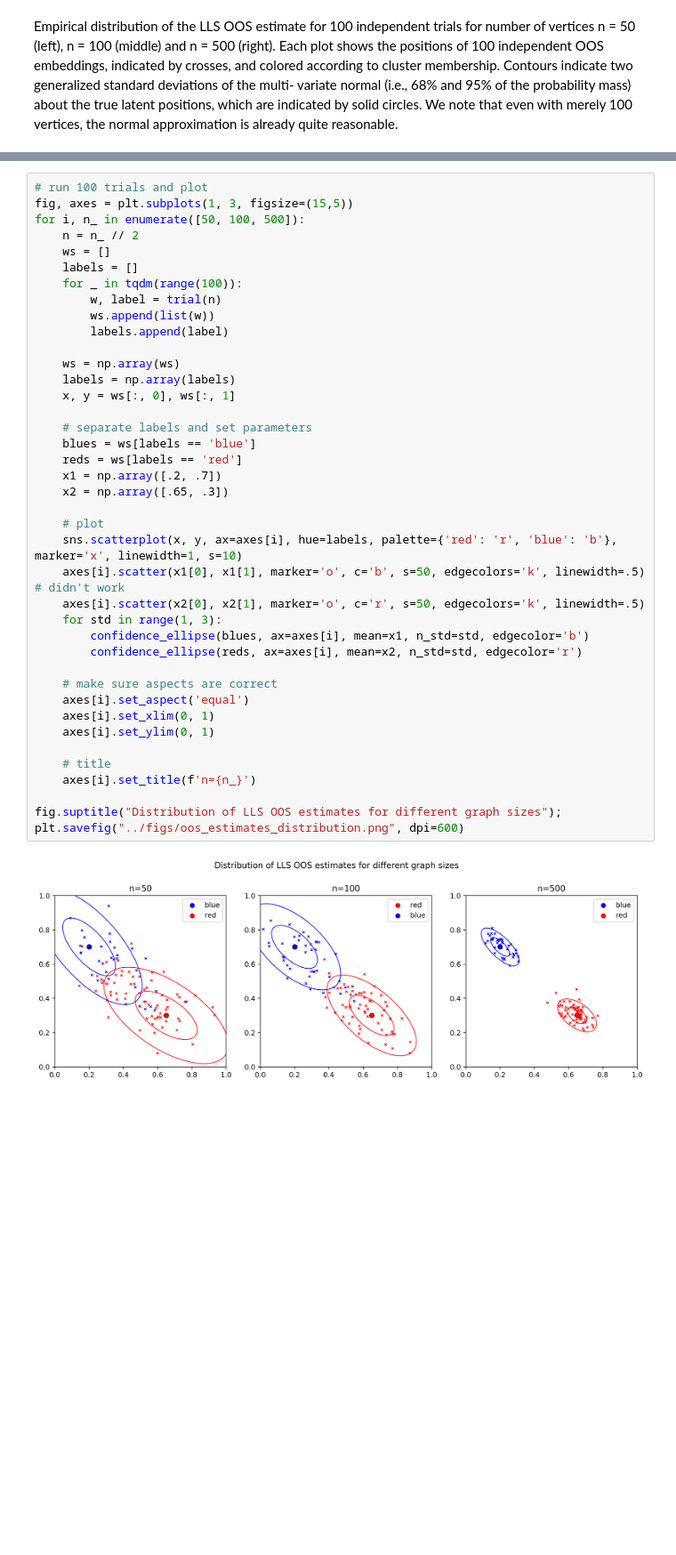
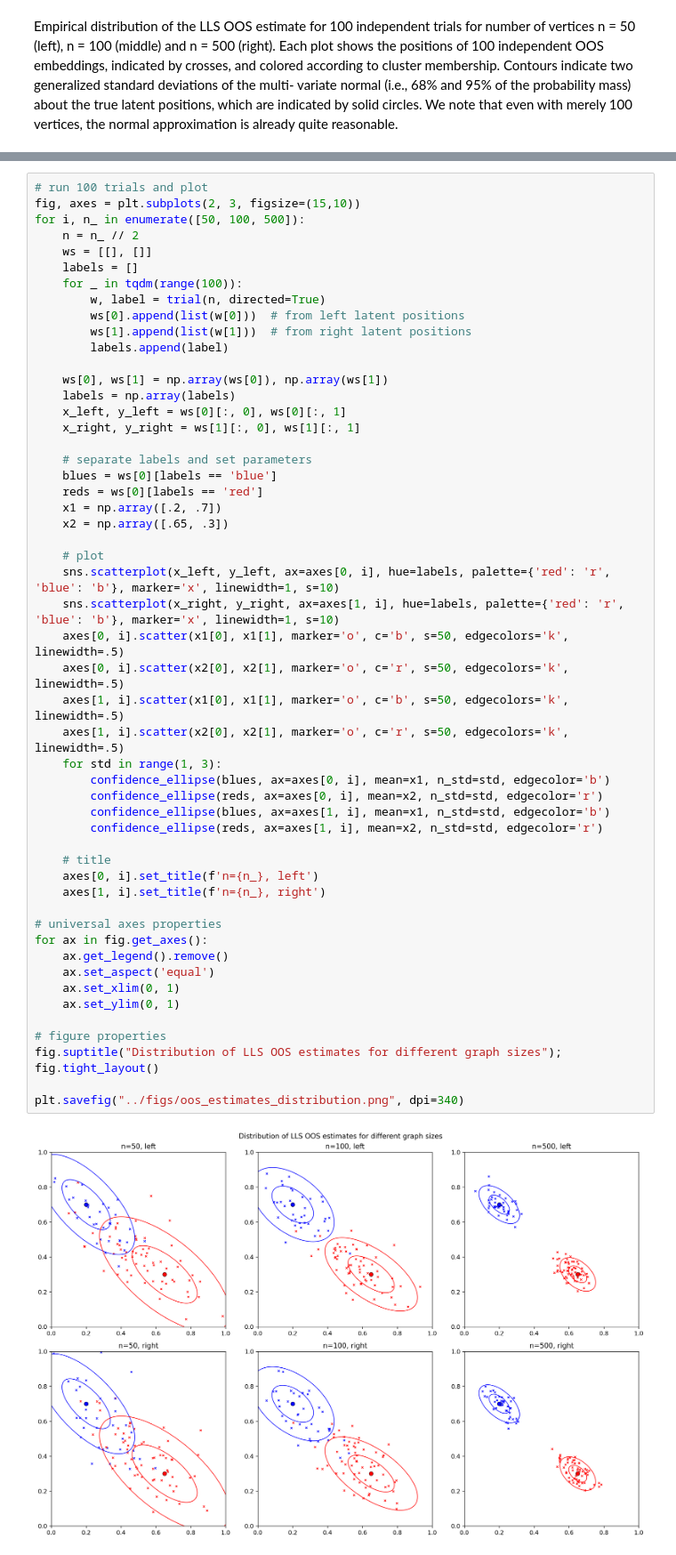
Before and after one commit to loftusa/graspy-personal, a Jupyter notebook: notebooks/paper_fig_recreation.ipynb, the cells around one changed output, grey strips where cells are left out. Shown at 89% size. Cells and saved outputs as stored; diff of their text form; blank space fills up the shorter version.

Commit message:
clean up code a bit, make new figures

```diff
--- a/notebooks/paper_fig_recreation.ipynb
+++ b/notebooks/paper_fig_recreation.ipynb
@@ -163,43 +203,56 @@ def trial(n):
     return w, label
 # %%
 # run 100 trials and plot
-fig, axes = plt.subplots(1, 3, figsize=(15,5))
+fig, axes = plt.subplots(2, 3, figsize=(15,10))
 for i, n_ in enumerate([50, 100, 500]):
     n = n_ // 2
-    ws = []
+    ws = [[], []]
     labels = []
     for _ in tqdm(range(100)):
-        w, label = trial(n)
-        ws.append(list(w))
+        w, label = trial(n, directed=True)
+        ws[0].append(list(w[0]))  # from left latent positions
+        ws[1].append(list(w[1]))  # from right latent positions
         labels.append(label)
 
-    ws = np.array(ws)
+    ws[0], ws[1] = np.array(ws[0]), np.array(ws[1])
     labels = np.array(labels)
-    x, y = ws[:, 0], ws[:, 1]
+    x_left, y_left = ws[0][:, 0], ws[0][:, 1]
+    x_right, y_right = ws[1][:, 0], ws[1][:, 1]
 
     # separate labels and set parameters
-    blues = ws[labels == 'blue']
-    reds = ws[labels == 'red']
+    blues = ws[0][labels == 'blue']
+    reds = ws[0][labels == 'red']
     x1 = np.array([.2, .7])
     x2 = np.array([.65, .3])
 
     # plot
-    sns.scatterplot(x, y, ax=axes[i], hue=labels, palette={'red': 'r', 'blue': 'b'}, marker='x', linewidth=1, s=10)
-    axes[i].scatter(x1[0], x1[1], marker='o', c='b', s=50, edgecolors='k', linewidth=.5)  # didn't work
-    axes[i].scatter(x2[0], x2[1], marker='o', c='r', s=50, edgecolors='k', linewidth=.5)
+    sns.scatterplot(x_left, y_left, ax=axes[0, i], hue=labels, palette={'red': 'r', 'blue': 'b'}, marker='x', linewidth=1, s=10)
+    sns.scatterplot(x_right, y_right, ax=axes[1, i], hue=labels, palette={'red': 'r', 'blue': 'b'}, marker='x', linewidth=1, s=10)
+    axes[0, i].scatter(x1[0], x1[1], marker='o', c='b', s=50, edgecolors='k', linewidth=.5)
+    axes[0, i].scatter(x2[0], x2[1], marker='o', c='r', s=50, edgecolors='k', linewidth=.5)
+    axes[1, i].scatter(x1[0], x1[1], marker='o', c='b', s=50, edgecolors='k', linewidth=.5)
+    axes[1, i].scatter(x2[0], x2[1], marker='o', c='r', s=50, edgecolors='k', linewidth=.5)
     for std in range(1, 3):
-        confidence_ellipse(blues, ax=axes[i], mean=x1, n_std=std, edgecolor='b')
-        confidence_ellipse(reds, ax=axes[i], mean=x2, n_std=std, edgecolor='r')
-
-    # make sure aspects are correct
-    axes[i].set_aspect('equal')
-    axes[i].set_xlim(0, 1)
-    axes[i].set_ylim(0, 1)
+        confidence_ellipse(blues, ax=axes[0, i], mean=x1, n_std=std, edgecolor='b')
+        confidence_ellipse(reds, ax=axes[0, i], mean=x2, n_std=std, edgecolor='r')
+        confidence_ellipse(blues, ax=axes[1, i], mean=x1, n_std=std, edgecolor='b')
+        confidence_ellipse(reds, ax=axes[1, i], mean=x2, n_std=std, edgecolor='r')
 
     # title
-    axes[i].set_title(f'n={n_}')
+    axes[0, i].set_title(f'n={n_}, left')
+    axes[1, i].set_title(f'n={n_}, right')
 
+# universal axes properties
+for ax in fig.get_axes():
+    ax.get_legend().remove()
+    ax.set_aspect('equal')
+    ax.set_xlim(0, 1)
+    ax.set_ylim(0, 1)
+
+# figure properties
 fig.suptitle("Distribution of LLS OOS estimates for different graph sizes");
-plt.savefig("../figs/oos_estimates_distribution.png", dpi=600)
+fig.tight_layout()
+
+plt.savefig("../figs/oos_estimates_distribution.png", dpi=340)
 # %% [output]
-[figure, old version]
+[figure, new version]
```
Also changed, not shown: parts of 2 cells of this notebook, 3 other files.
